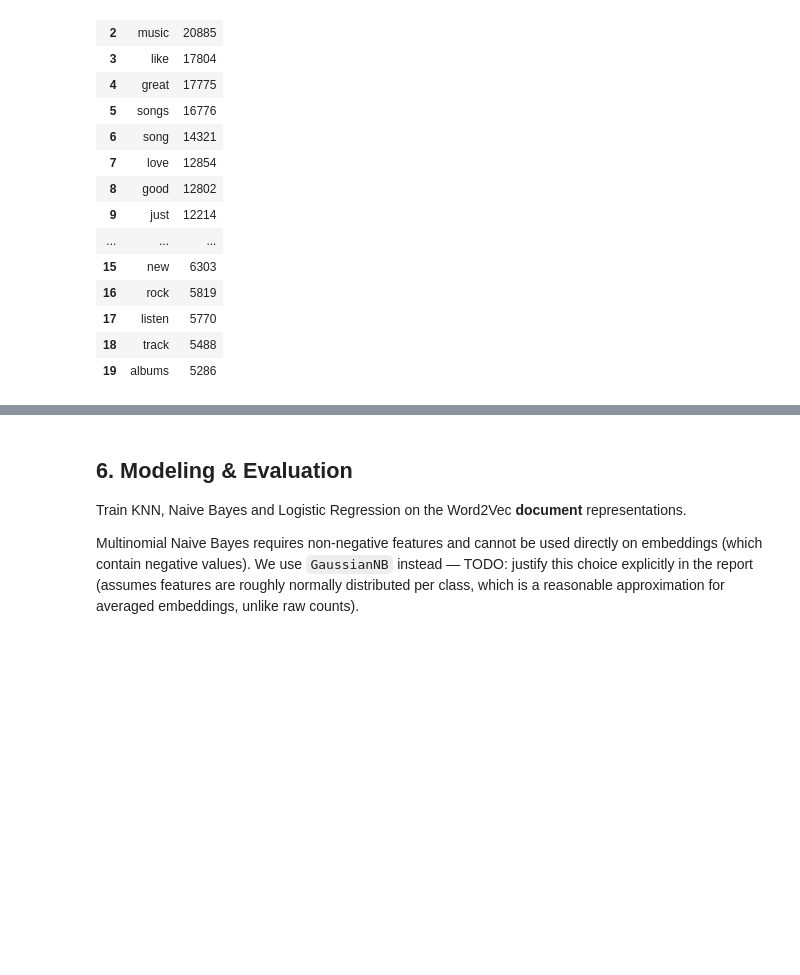
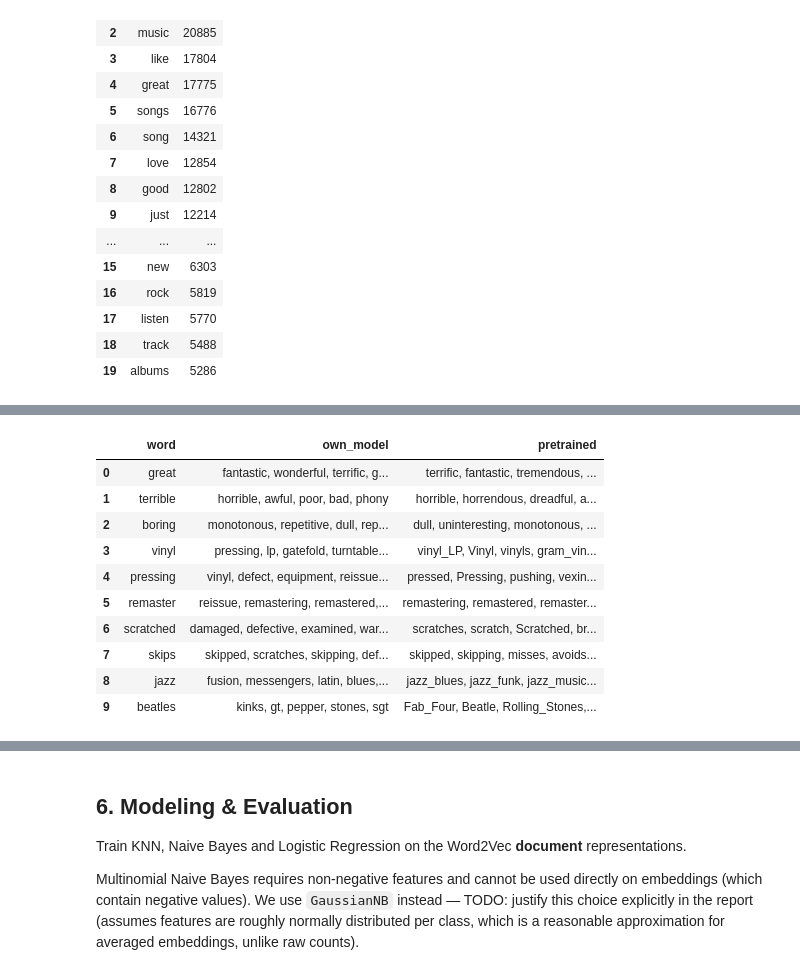
Before and after one commit to GLJADS/AML_v2.0, a Jupyter notebook: Assignment1_CDs_Vinyl.ipynb, the cells around one changed output, grey strips where cells are left out. Cells and saved outputs as stored; diff of their text form; code cells hidden in the pictures; blank space fills up the shorter version.

```diff
--- a/Assignment1_CDs_Vinyl.ipynb
+++ b/Assignment1_CDs_Vinyl.ipynb
@@ -373,0 +436,31 @@ projection, with at least one concrete example pair (e.g. "great"/"excellent" vs
+# %%
+# Google News is case-sensitive ("Beatles", "Dylan") while our tokens are lowercased, so for the
+# pretrained model we look up each corpus word as-is, then Capitalized, then UPPERCASE.
+corpus_counts = Counter(w for toks in df_clean["tokens"] for w in toks)
+total_tokens = sum(corpus_counts.values())
+
+def pretrained_key(w):
+    for cand in (w, w.capitalize(), w.upper()):
+        if cand in w2v_pre.key_to_index:
+            return cand
+    return None
+
+lookup_own = {w: w for w in corpus_counts if w in w2v_own.wv.key_to_index}
+lookup_pre_exact = {w: w for w in corpus_counts if w in w2v_pre.key_to_index}
+lookup_pre = {w: k for w in corpus_counts if (k := pretrained_key(w)) is not None}
+
+def coverage(lookup):
+    return len(lookup) / len(corpus_counts), sum(corpus_counts[w] for w in lookup) / total_tokens
+
+coverage_df = pd.DataFrame(
+    [("Own (CDs & Vinyl)", *coverage(lookup_own)),
+     ("Pretrained, exact lookup", *coverage(lookup_pre_exact)),
+     ("Pretrained, case-insensitive lookup", *coverage(lookup_pre))],
+    columns=["model", "type_coverage", "token_coverage"]).round(3)
+coverage_df.to_csv("Report/tables/w2v_vocabulary_coverage.csv", index=False)
+print(coverage_df.to_string(index=False))
+
+missing_pre = [(w, c) for w, c in corpus_counts.most_common() if w not in lookup_pre][:20]
+missing_own = [(w, c) for w, c in corpus_counts.most_common() if w not in lookup_own][:20]
+print("\nMost frequent corpus words missing from Google News:", missing_pre)
+print("Most frequent corpus words missing from our own model:", missing_own)
@@ -373,0 +475,24 @@ projection, with at least one concrete example pair (e.g. "great"/"excellent" vs
+# %%
+# Nearest neighbours for general sentiment words and music/format-specific words
+probes = ["great", "terrible", "boring", "vinyl", "pressing", "remaster", "scratched", "skips", "jazz", "beatles"]
+rows = []
+for w in probes:
+    own = ", ".join(n for n, _ in w2v_own.wv.most_similar(w, topn=5)) if w in w2v_own.wv else "(not in vocab)"
+    pre = ", ".join(n for n, _ in w2v_pre.most_similar(lookup_pre[w], topn=5)) if w in lookup_pre else "(not in vocab)"
+    rows.append({"word": w, "own_model": own, "pretrained": pre})
+neighbours_df = pd.DataFrame(rows)
+neighbours_df.to_csv("Report/tables/w2v_nearest_neighbours.csv", index=False)
+pd.set_option("display.max_colwidth", 90)
+neighbours_df
+# %% [output]
+|  | word | own_model | pretrained |
+| 0 | great | fantastic, wonderful, terrific, g... | terrific, fantastic, tremendous, ... |
+| 1 | terrible | horrible, awful, poor, bad, phony | horrible, horrendous, dreadful, a... |
+| 2 | boring | monotonous, repetitive, dull, rep... | dull, uninteresting, monotonous, ... |
+| 3 | vinyl | pressing, lp, gatefold, turntable... | vinyl_LP, Vinyl, vinyls, gram_vin... |
+| 4 | pressing | vinyl, defect, equipment, reissue... | pressed, Pressing, pushing, vexin... |
+| 5 | remaster | reissue, remastering, remastered,... | remastering, remastered, remaster... |
+| 6 | scratched | damaged, defective, examined, war... | scratches, scratch, Scratched, br... |
+| 7 | skips | skipped, scratches, skipping, def... | skipped, skipping, misses, avoids... |
+| 8 | jazz | fusion, messengers, latin, blues,... | jazz_blues, jazz_funk, jazz_music... |
+| 9 | beatles | kinks, gt, pepper, stones, sgt | Fab_Four, Beatle, Rolling_Stones,... |
```
Also changed, not shown: parts of 39 cells of this notebook, 11 other files.
